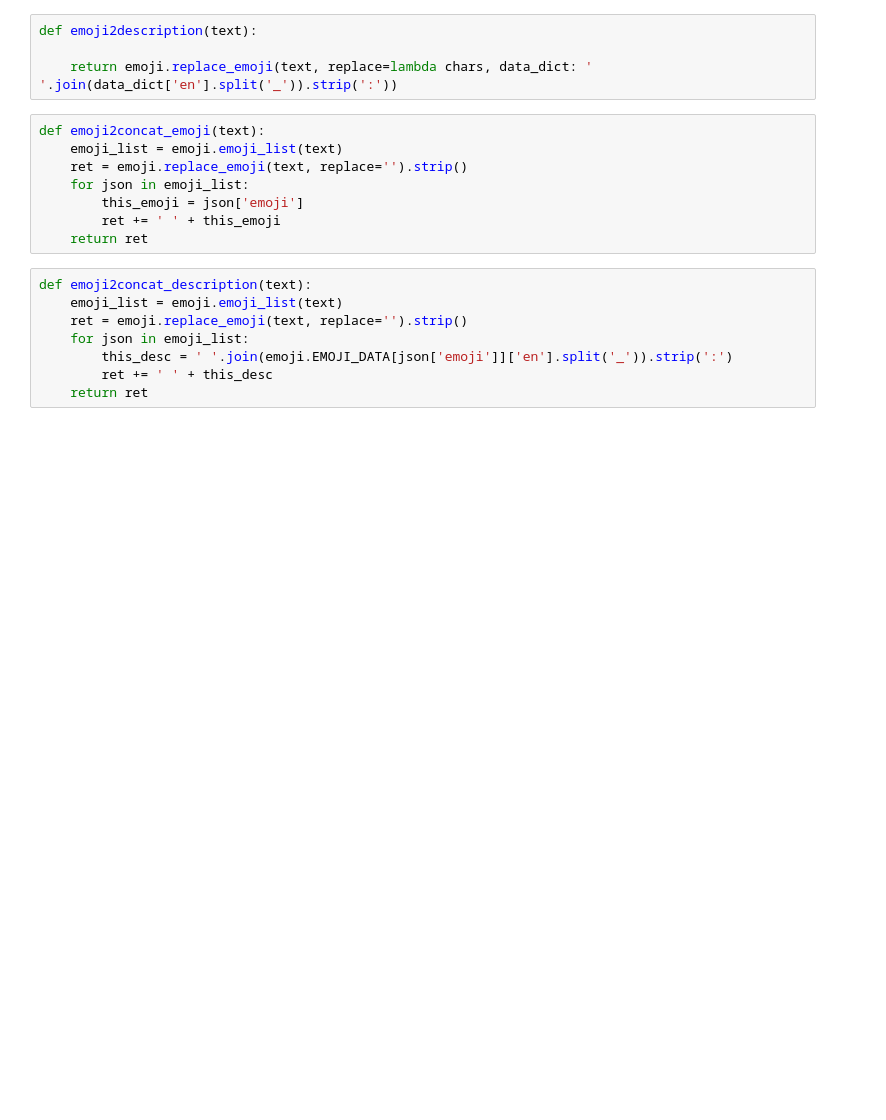
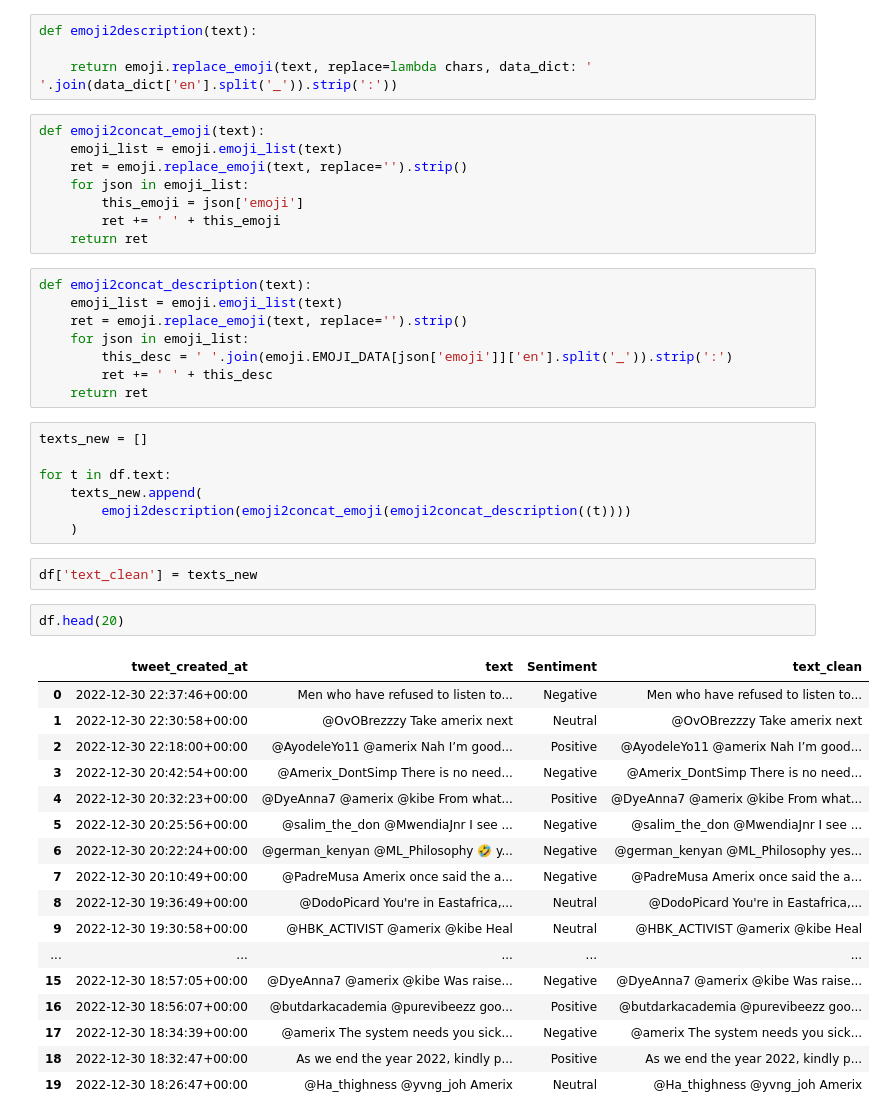
Before and after one commit to wessware/sentiment_analysis_on_masculinity_saturday, a Jupyter notebook: emoji-tokenization-dataprocessing.ipynb, the cells around one changed output. Cells and saved outputs as stored; diff of their text form; blank space fills up the shorter version.

Commit message:
emoji encoded

```diff
--- a/emoji-tokenization-dataprocessing.ipynb
+++ b/emoji-tokenization-dataprocessing.ipynb
@@ -171,3 +171,32 @@ def emoji2concat_description(text):
         this_desc = ' '.join(emoji.EMOJI_DATA[json['emoji']]['en'].split('_')).strip(':')
         ret += ' ' + this_desc
     return ret
+# %%
+texts_new = []
+
+for t in df.text:
+    texts_new.append(
+        emoji2description(emoji2concat_emoji(emoji2concat_description((t))))
+    )
+# %%
+df['text_clean'] = texts_new
+# %%
+df.head(20)
+# %% [output]
+|  | tweet_created_at | text | Sentiment | text_clean |
+| 0 | 2022-12-30 22:37:46+00:00 | Men who have refused to listen to... | Negative | Men who have refused to listen to... |
+| 1 | 2022-12-30 22:30:58+00:00 | @OvOBrezzzy Take amerix next | Neutral | @OvOBrezzzy Take amerix next |
+| 2 | 2022-12-30 22:18:00+00:00 | @AyodeleYo11 @amerix Nah I’m good... | Positive | @AyodeleYo11 @amerix Nah I’m good... |
+| 3 | 2022-12-30 20:42:54+00:00 | @Amerix_DontSimp There is no need... | Negative | @Amerix_DontSimp There is no need... |
+| 4 | 2022-12-30 20:32:23+00:00 | @DyeAnna7 @amerix @kibe From what... | Positive | @DyeAnna7 @amerix @kibe From what... |
+| 5 | 2022-12-30 20:25:56+00:00 | @salim_the_don @MwendiaJnr I see ... | Negative | @salim_the_don @MwendiaJnr I see ... |
+| 6 | 2022-12-30 20:22:24+00:00 | @german_kenyan @ML_Philosophy 🤣 y... | Negative | @german_kenyan @ML_Philosophy yes... |
+| 7 | 2022-12-30 20:10:49+00:00 | @PadreMusa Amerix once said the a... | Negative | @PadreMusa Amerix once said the a... |
+| 8 | 2022-12-30 19:36:49+00:00 | @DodoPicard You're in Eastafrica,... | Neutral | @DodoPicard You're in Eastafrica,... |
+| 9 | 2022-12-30 19:30:58+00:00 | @HBK_ACTIVIST @amerix @kibe Heal | Neutral | @HBK_ACTIVIST @amerix @kibe Heal |
+| ... | ... | ... | ... | ... |
+| 15 | 2022-12-30 18:57:05+00:00 | @DyeAnna7 @amerix @kibe Was raise... | Negative | @DyeAnna7 @amerix @kibe Was raise... |
+| 16 | 2022-12-30 18:56:07+00:00 | @butdarkacademia @purevibeezz goo... | Positive | @butdarkacademia @purevibeezz goo... |
+| 17 | 2022-12-30 18:34:39+00:00 | @amerix The system needs you sick... | Negative | @amerix The system needs you sick... |
+| 18 | 2022-12-30 18:32:47+00:00 | As we end the year 2022, kindly p... | Positive | As we end the year 2022, kindly p... |
+| 19 | 2022-12-30 18:26:47+00:00 | @Ha_thighness @yvng_joh Amerix | Neutral | @Ha_thighness @yvng_joh Amerix |
```
